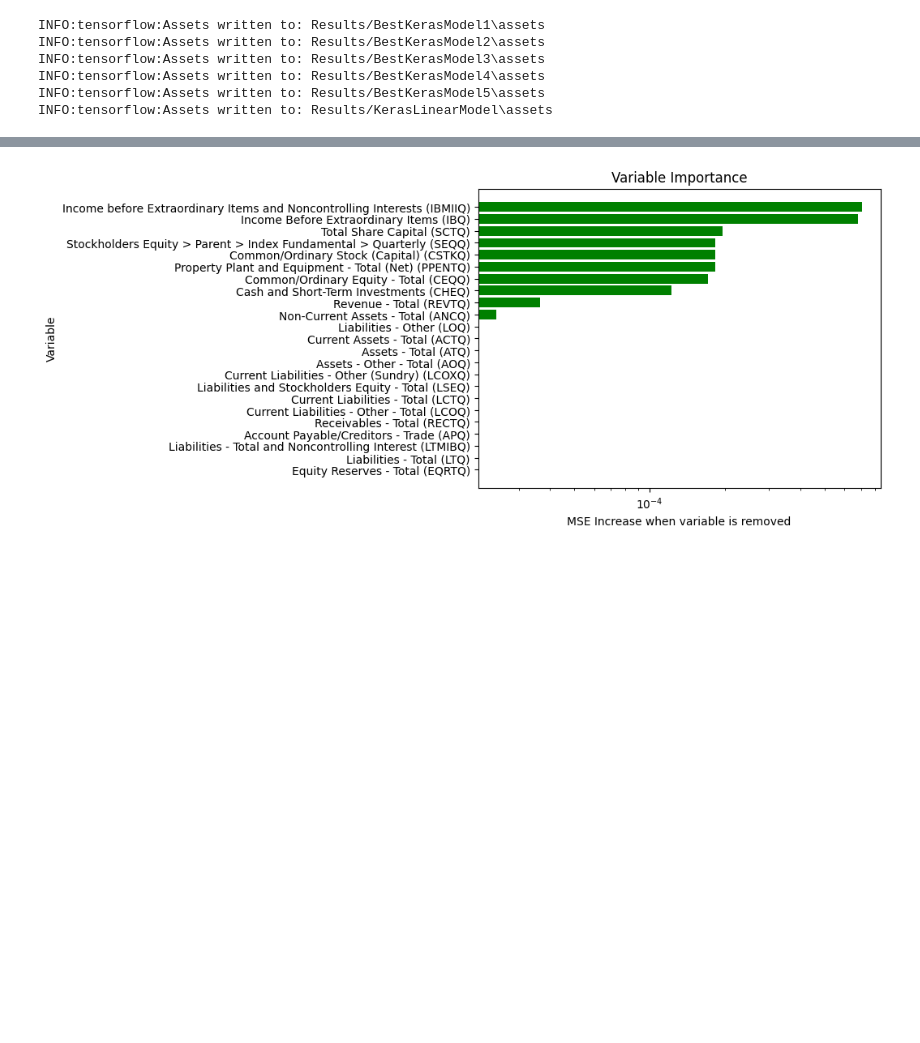
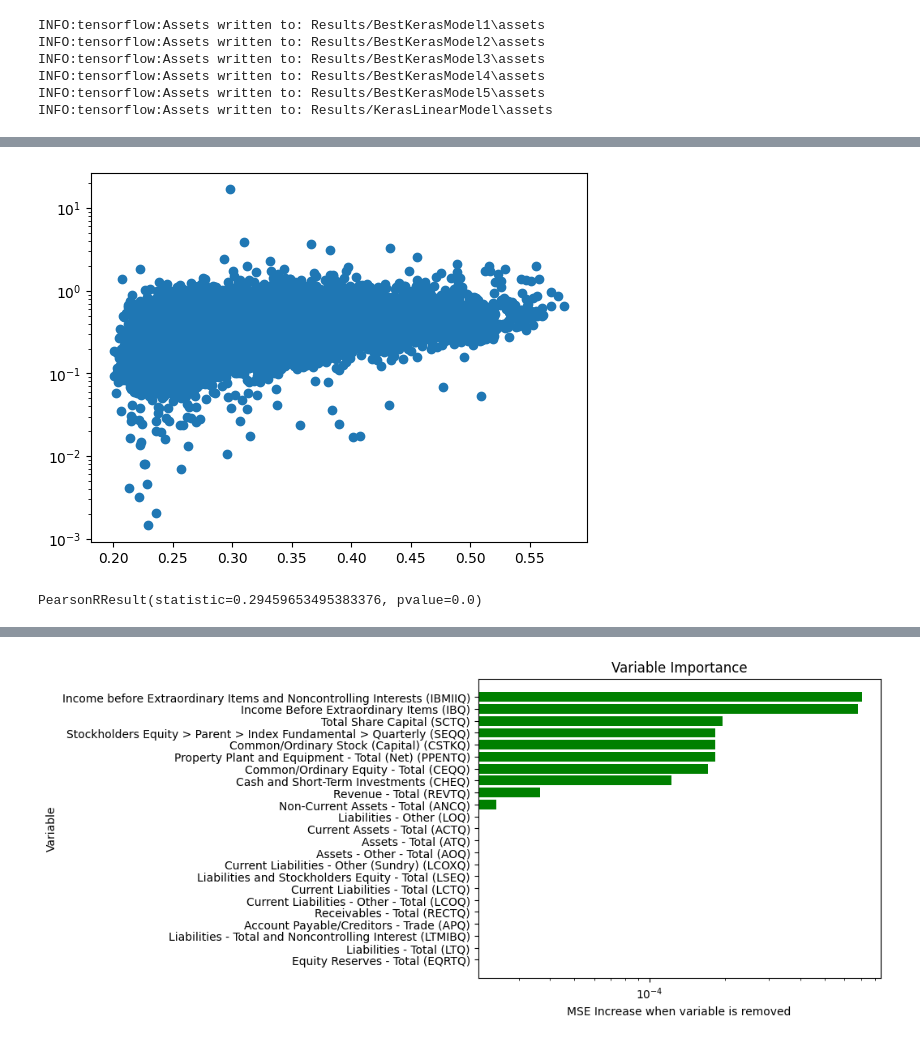
Before and after one commit to rrobberobin/MLStockForecasting, a Jupyter notebook: RobinThesisTensorflow.ipynb, the cells around one changed output, grey strips where cells are left out. Saved outputs shown, nothing was run; the diff lists cells and outputs as text; code cells hidden in the pictures; blank space fills up the shorter version.

```diff
--- a/RobinThesisTensorflow.ipynb
+++ b/RobinThesisTensorflow.ipynb
@@ -1298,2 +1371,18 @@ bestPredictions = bestModel.predict(x=xWinTest)
+# %%
+import matplotlib.pyplot as plt
+#plt.scatter(bestPredictions, yTest)
+#plt.scatter(bestPredictions[:,0], yVal[:,0])
+plt.scatter(bestPredictions[:,1], yVal[:,1])
+#plt.xscale("log")
+plt.yscale("log")
+plt.show()
+
+from scipy.stats import pearsonr
+#pearsonr(bestPredictions[:,0], yTest[:,0])
+#pearsonr(bestPredictions[:,0], yVal[:,0])
+pearsonr(bestPredictions[:, 1], yVal[:, 1])
+# %% [output]
+[figure, added]
+PearsonRResult(statistic=0.29459653495383376, pvalue=0.0)
 # %%
 import matplotlib.pyplot as plt
```
Also changed, not shown: parts of 18 cells of this notebook, 1 other file.
